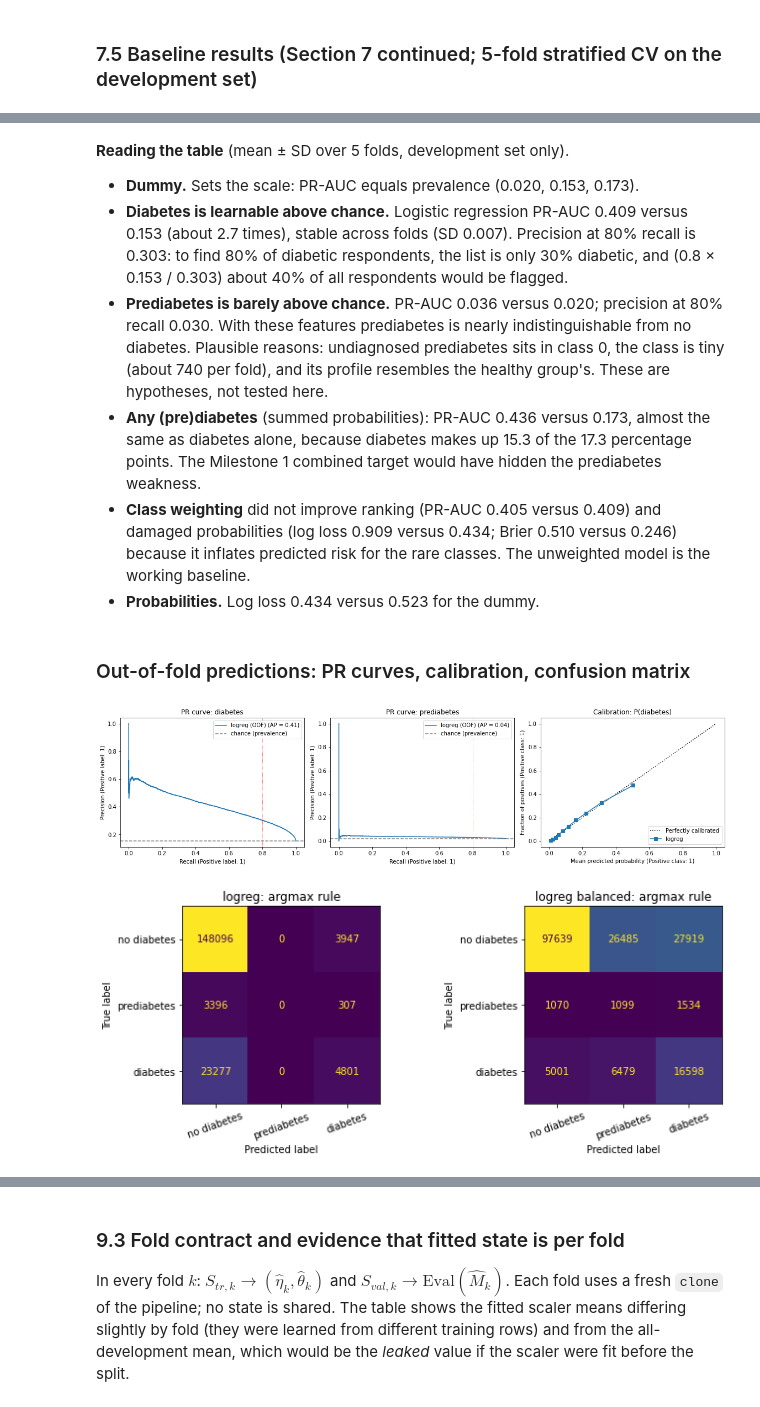
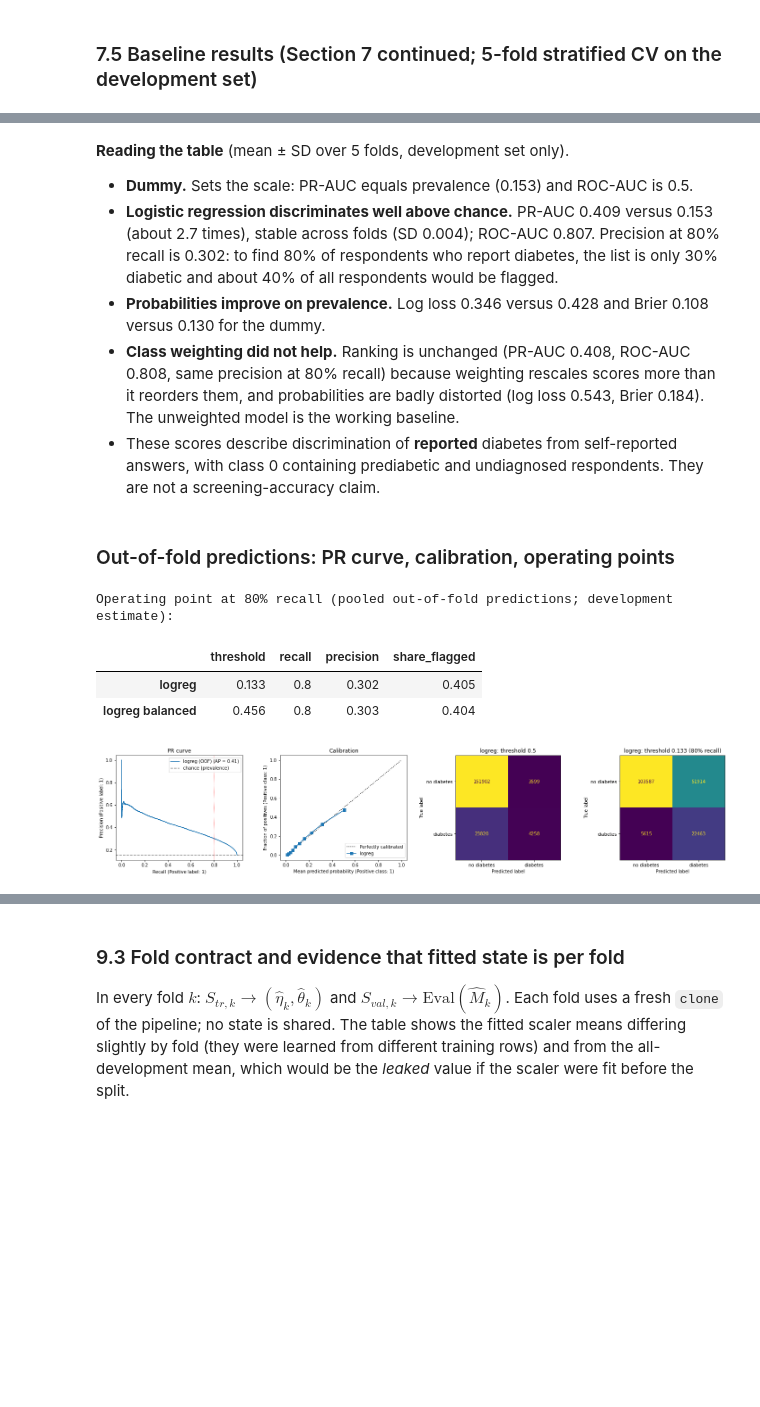
Before and after one commit to charlotteprior/data-5040-2026, a Jupyter notebook: milestone2.ipynb, the cells around one changed output, grey strips where cells are left out. Drawn from its saved outputs; the diff is of its cells as text; code cells hidden in the pictures; blank space fills up the shorter version.

```diff
--- a/milestone2.ipynb
+++ b/milestone2.ipynb
@@ -459,5 +442,5 @@ Development set only. Each analysis states the question, finding, implication, a
 # %%
-cls = y_dev.map(LABELS).value_counts().reindex(list(LABELS.values()))
+cls = y_dev.map({0: "no diabetes", 1: "diabetes"}).value_counts().reindex(["no diabetes", "diabetes"])
 ax = cls.plot.bar(title="Target distribution (dev)", rot=0)
 for i, v in enumerate(cls): ax.text(i, v, f"{v:,}\n{v/len(dev):.1%}", ha="center", va="bottom")
 ax.set_ylabel("respondents"); ax.set_ylim(0, cls.max() * 1.15); plt.show()
@@ -753,17 +719,10 @@ models = {
     "logreg": LogisticRegression(max_iter=1000),
     "logreg balanced": LogisticRegression(max_iter=1000, class_weight="balanced"),
 }
-cv_res, oof = {}, {}
-fitted_models = None
+cv_res, oof, fitted = {}, {}, {}
 for name, clf in models.items():
-    if name == "logreg":
-        cv_res[name], oof[name], fitted_models = run_cv(clf, keep_models=True)
-    else:
-        cv_res[name], oof[name] = run_cv(clf)
+    cv_res[name], oof[name], fitted[name] = run_cv(clf)
 
-summary = pd.DataFrame({n: mean_sd(r) for n, r in cv_res.items()})
-prev = {f"PR-AUC {LABELS[k]}": (y_dev == k).mean() for k in (1, 2)}
-prev["PR-AUC any (pre)diabetes"] = (y_dev > 0).mean()
-print("Chance-level PR-AUC (= prevalence):", {k: round(v, 3) for k, v in prev.items()})
-summary
+print(f"Chance-level PR-AUC (= prevalence): {y_dev.mean():.3f}")
+pd.DataFrame({n: mean_sd(r) for n, r in cv_res.items()})
 # %% [output]
@@ -781,31 +736,37 @@ Chance-level PR-AUC (= prevalence): {'PR-AUC prediabetes': 0.02, 'PR-AUC diabete
-# %% [markdown]
-**Reading the table** (mean ± SD over 5 folds, development set only).
-- **Dummy.** Sets the scale: PR-AUC equals prevalence (0.020, 0.153, 0.173).
-- **Diabetes is learnable above chance.** Logistic regression PR-AUC 0.409 versus 0.153 (about 2.7 times), stable across folds (SD 0.007). Precision at 80% recall is 0.303: to find 80% of diabetic respondents, the list is only 30% diabetic, and (0.8 × 0.153 / 0.303) about 40% of all respondents would be flagged.
-- **Prediabetes is barely above chance.** PR-AUC 0.036 versus 0.020; precision at 80% recall 0.030. With these features prediabetes is nearly indistinguishable from no diabetes. Plausible reasons: undiagnosed prediabetes sits in class 0, the class is tiny (about 740 per fold), and its profile resembles the healthy group's. These are hypotheses, not tested here.
-- **Any (pre)diabetes** (summed probabilities): PR-AUC 0.436 versus 0.173, almost the same as diabetes alone, because diabetes makes up 15.3 of the 17.3 percentage points. The Milestone 1 combined target would have hidden the prediabetes weakness.
-- **Class weighting** did not improve ranking (PR-AUC 0.405 versus 0.409) and damaged probabilities (log loss 0.909 versus 0.434; Brier 0.510 versus 0.246) because it inflates predicted risk for the rare classes. The unweighted model is the working baseline.
-- **Probabilities.** Log loss 0.434 versus 0.523 for the dummy.
+# %% [markdown]
+**Reading the table** (mean ± SD over 5 folds, development set only).
+- **Dummy.** Sets the scale: PR-AUC equals prevalence (0.153) and ROC-AUC is 0.5.
+- **Logistic regression discriminates well above chance.** PR-AUC 0.409 versus 0.153 (about 2.7 times), stable across folds (SD 0.004); ROC-AUC 0.807. Precision at 80% recall is 0.302: to find 80% of respondents who report diabetes, the list is only 30% diabetic and about 40% of all respondents would be flagged.
+- **Probabilities improve on prevalence.** Log loss 0.346 versus 0.428 and Brier 0.108 versus 0.130 for the dummy.
+- **Class weighting did not help.** Ranking is unchanged (PR-AUC 0.408, ROC-AUC 0.808, same precision at 80% recall) because weighting rescales scores more than it reorders them, and probabilities are badly distorted (log loss 0.543, Brier 0.184). The unweighted model is the working baseline.
+- These scores describe discrimination of **reported** diabetes from self-reported answers, with class 0 containing prediabetic and undiagnosed respondents. They are not a screening-accuracy claim.
 # %% [markdown]
-### Out-of-fold predictions: PR curves, calibration, confusion matrix
+### Out-of-fold predictions: PR curve, calibration, operating points
 # %%
-from sklearn.metrics import PrecisionRecallDisplay
 P = oof["logreg"]
-fig, ax = plt.subplots(1, 3, figsize=(16, 4.2))
-for a, (title, y_bin, s) in zip(ax[:2], [("diabetes", y_dev == 2, P[:, 2]), ("prediabetes", y_dev == 1, P[:, 1])]):
-    PrecisionRecallDisplay.from_predictions(y_bin, s, ax=a, name="logreg (OOF)")
-    a.axhline(y_bin.mean(), color="gray", ls="--", label="chance (prevalence)")
-    a.axvline(0.8, color="red", lw=0.8, ls=":"); a.set_title(f"PR curve: {title}"); a.legend(loc="upper right")
-CalibrationDisplay.from_predictions(y_dev == 2, P[:, 2], n_bins=10, strategy="quantile", ax=ax[2], name="logreg")
-ax[2].set_title("Calibration: P(diabetes)")
+def operating_point(y_bin, score, target=0.80):
+    p, r, t = precision_recall_curve(y_bin, score)
+    i = np.where(r[:-1] >= target)[0].max()
+    return dict(threshold=t[i], recall=r[i], precision=p[i], share_flagged=(score >= t[i]).mean())
+
+op80 = operating_point(y_dev, P)
+print("Operating point at 80% recall (pooled out-of-fold predictions; development estimate):")
+display(pd.DataFrame({"logreg": op80, "logreg balanced": operating_point(y_dev, oof["logreg balanced"])}).T.round(3))
+
+fig, ax = plt.subplots(1, 4, figsize=(20, 4.2))
+PrecisionRecallDisplay.from_predictions(y_dev, P, ax=ax[0], name="logreg (OOF)")
+ax[0].axhline(y_dev.mean(), color="gray", ls="--", label="chance (prevalence)")
+ax[0].axvline(0.8, color="red", lw=0.8, ls=":"); ax[0].set_title("PR curve"); ax[0].legend(loc="upper right")
+CalibrationDisplay.from_predictions(y_dev, P, n_bins=10, strategy="quantile", ax=ax[1], name="logreg")
+ax[1].set_title("Calibration")
+for a, (thr, ttl) in zip(ax[2:], [(0.5, "threshold 0.5"), (op80["threshold"], f"threshold {op80['threshold']:.3f} (80% recall)")]):
+    cm = confusion_matrix(y_dev, P >= thr)
+    ConfusionMatrixDisplay(cm, display_labels=["no diabetes", "diabetes"]).plot(ax=a, colorbar=False, values_format="d")
+    a.set_title(f"logreg: {ttl}")
 plt.tight_layout(); plt.show()
-
-fig, ax = plt.subplots(1, 2, figsize=(10, 4))
-for a, (name, Pm) in zip(ax, [("logreg", oof["logreg"]), ("logreg balanced", oof["logreg balanced"])]):
-    cm = confusion_matrix(y_dev, Pm.argmax(1), labels=CLASSES)
-    ConfusionMatrixDisplay(cm, display_labels=list(LABELS.values())).plot(ax=a, colorbar=False, values_format="d")
-    a.set_title(f"{name}: argmax rule"); a.tick_params(axis="x", rotation=20)
-plt.tight_layout(); plt.show()
 # %% [output]
+Operating point at 80% recall (pooled out-of-fold predictions; development estimate):
+|  | threshold | recall | precision | share_flagged |
+| logreg | 0.133 | 0.8 | 0.302 | 0.405 |
+| logreg balanced | 0.456 | 0.8 | 0.303 | 0.404 |
-[figure, old version]
+[figure, new version]
-[figure, removed]
```
Also changed, not shown: parts of 62 cells of this notebook, 2 other files.
